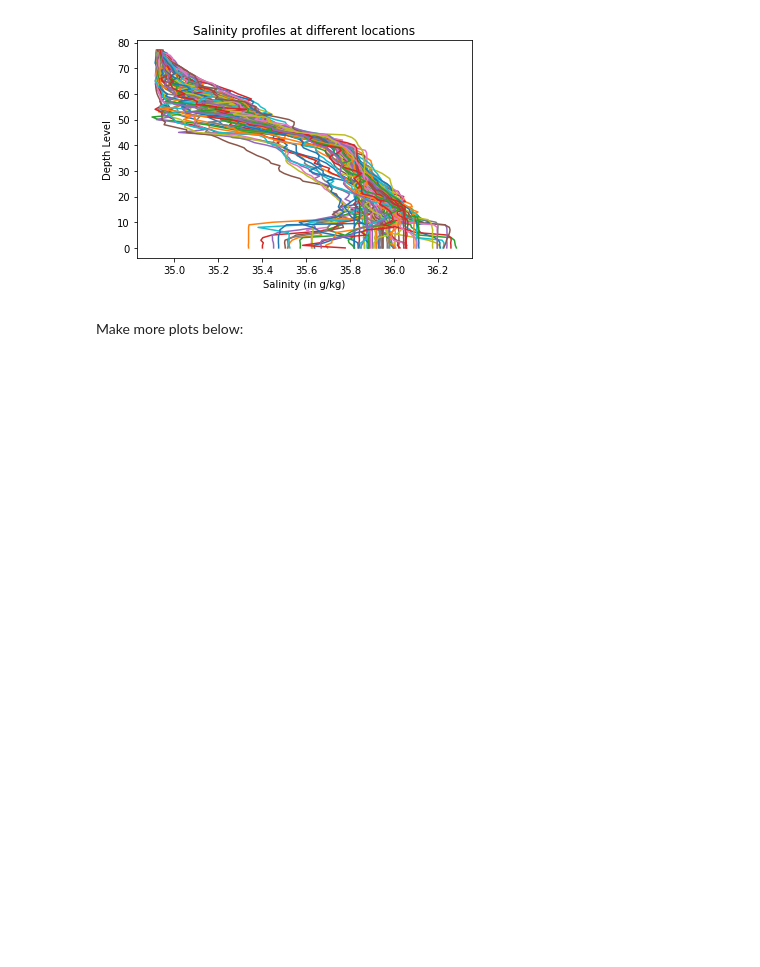
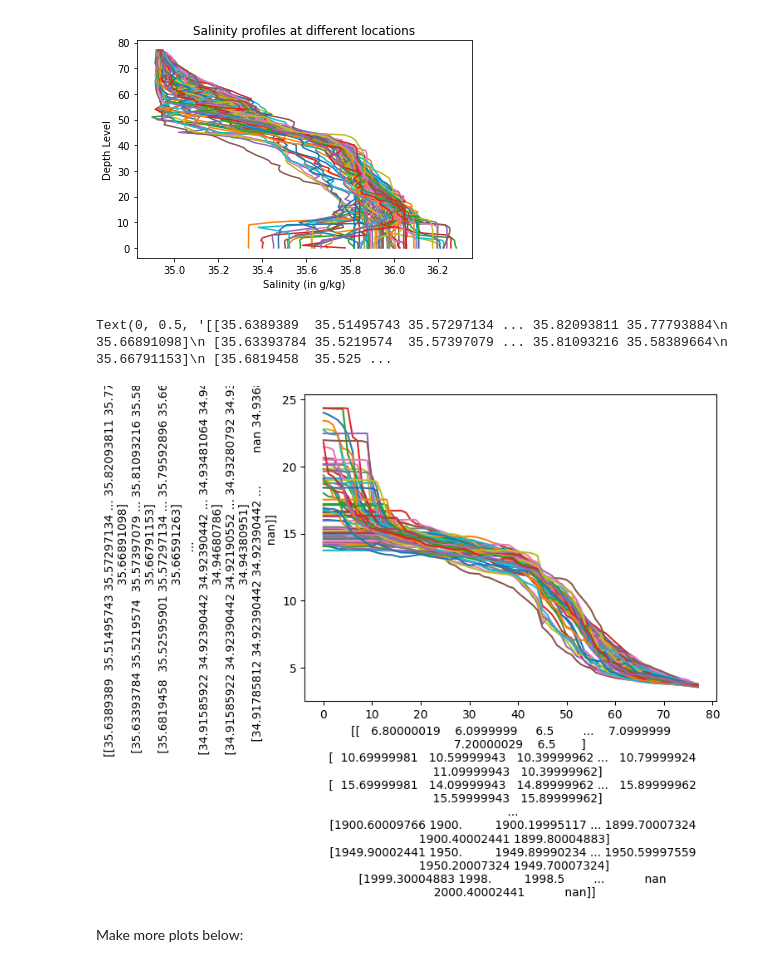
Before and after one commit to AlessioNembrini/2023_Intro_Python, a Jupyter notebook: Copia_di_W2_S1.ipynb, the cells around one changed output. Cells and saved outputs as stored; diff of their text form; code cells hidden in the pictures; blank space fills up the shorter version.

```diff
--- a/Copia_di_W2_S1.ipynb
+++ b/Copia_di_W2_S1.ipynb
@@ -230,10 +230,12 @@ Hint 2: Each plot should have a line for each column of data. It will look messy
 # %% [markdown]
 ![Salinity_example.png](embedded-picture-1)
 # %%
-plt.plot(___,___); # The semi-colon prevents printing the line objects
-plt.xlabel(___) # Takes a string as argument
-plt.ylabel(___)
-plt.title(___)
+plt.plot(T); # The semi-colon prevents printing the line objects
+plt.xlabel(P) # Takes a string as argument
+plt.ylabel(S)
+# %% [output]
+Text(0, 0.5, '[[35.6389389  35.51495743 35.57297134 ... 35.82093811 35.77793884\n  35.66891098]\n [35.63393784 35.5219574  35.57397079 ... 35.81093216 35.58389664\n  35.66791153]\n [35.6819458  35.525 ...
+[figure, added]
 # %% [markdown]
 Make more plots below:
 # %% [markdown]
```
Also changed, not shown: parts of 7 cells of this notebook.
